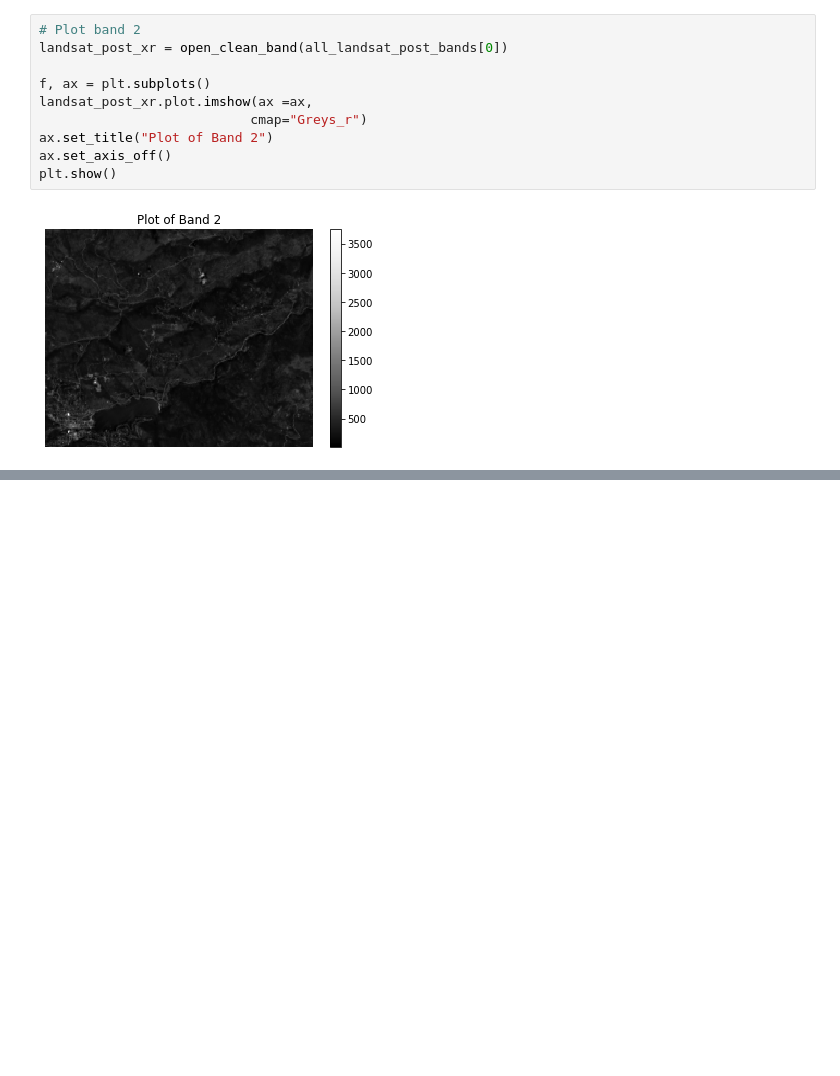
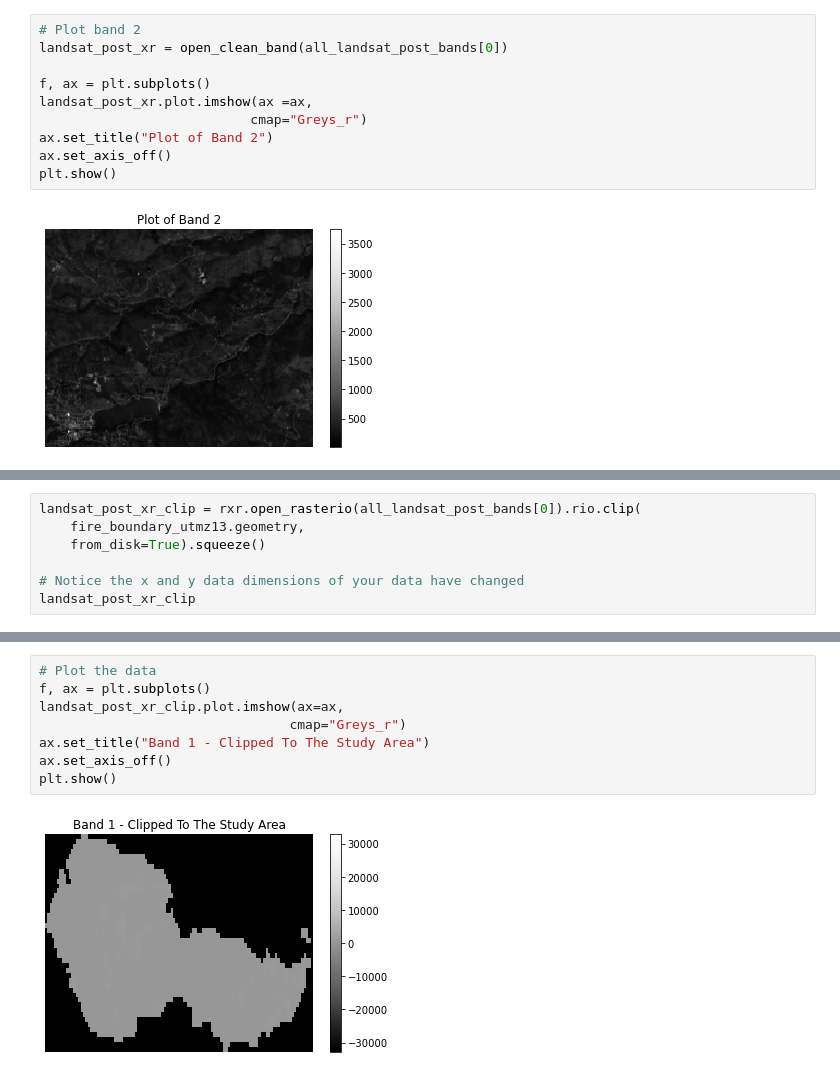
Before and after one commit to Fariborz-Nasr/Intermediate-earth-data-science, a Jupyter notebook: Section 5. Multispectral Remote Sensing Data in Python/Chap-9/Lesson 2. Open and Crop Landsat Remote Sensing Data in Open Source Python.ipynb, the cells around one changed output, grey strips where cells are left out. Drawn from its saved outputs; the diff is of its cells as text; blank space fills up the shorter version.

```diff
--- a/Section 5. Multispectral Remote Sensing Data in Python/Chap-9/Lesson 2. Open and Crop Landsat Remote Sensing Data in Open Source Python.ipynb
+++ b/Section 5. Multispectral Remote Sensing Data in Python/Chap-9/Lesson 2. Open and Crop Landsat Remote Sensing Data in Open Source Python.ipynb
@@ -91,0 +116,7 @@ plt.show()
+# %%
+landsat_post_xr_clip = rxr.open_rasterio(all_landsat_post_bands[0]).rio.clip(
+    fire_boundary_utmz13.geometry,
+    from_disk=True).squeeze()
+
+# Notice the x and y data dimensions of your data have changed
+landsat_post_xr_clip
@@ -91,0 +141,10 @@ plt.show()
+# %%
+# Plot the data
+f, ax = plt.subplots()
+landsat_post_xr_clip.plot.imshow(ax=ax,
+                                cmap="Greys_r")
+ax.set_title("Band 1 - Clipped To The Study Area")
+ax.set_axis_off()
+plt.show()
+# %% [output]
+[figure, added]
```
Also changed, not shown: parts of 18 cells of this notebook.
